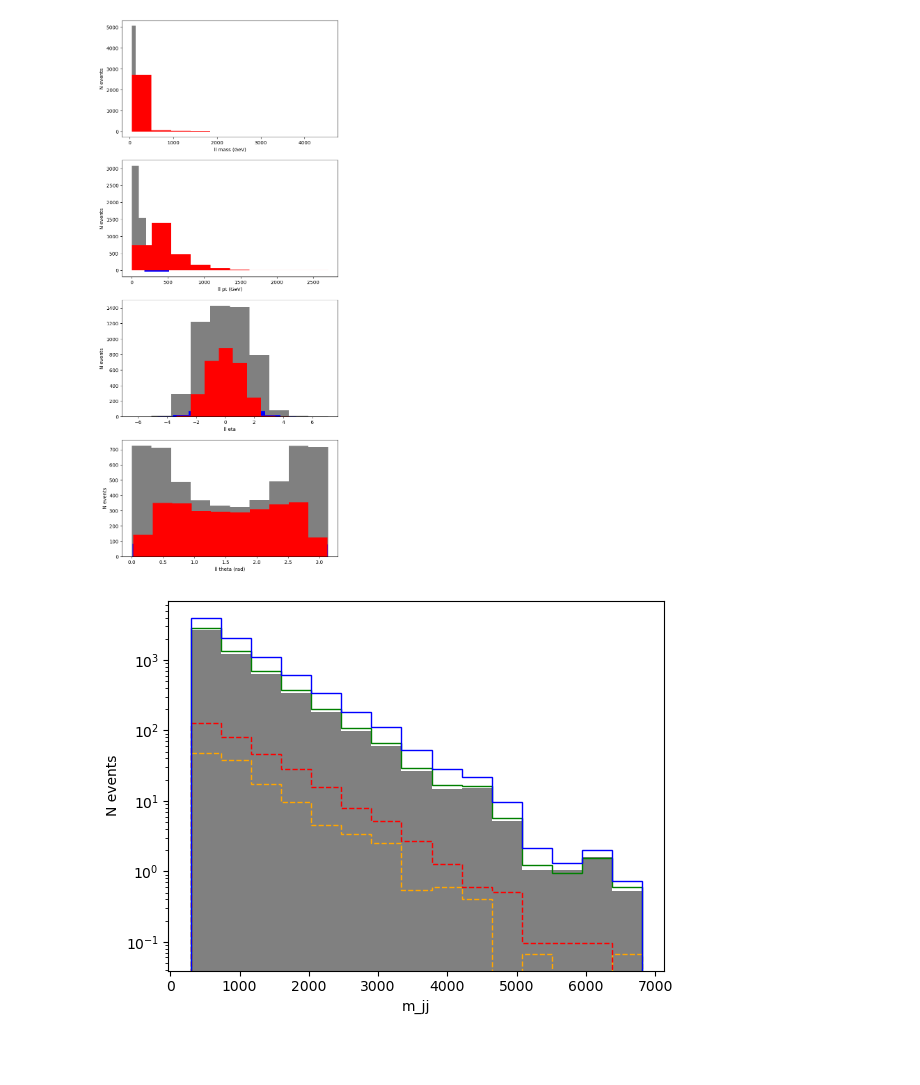
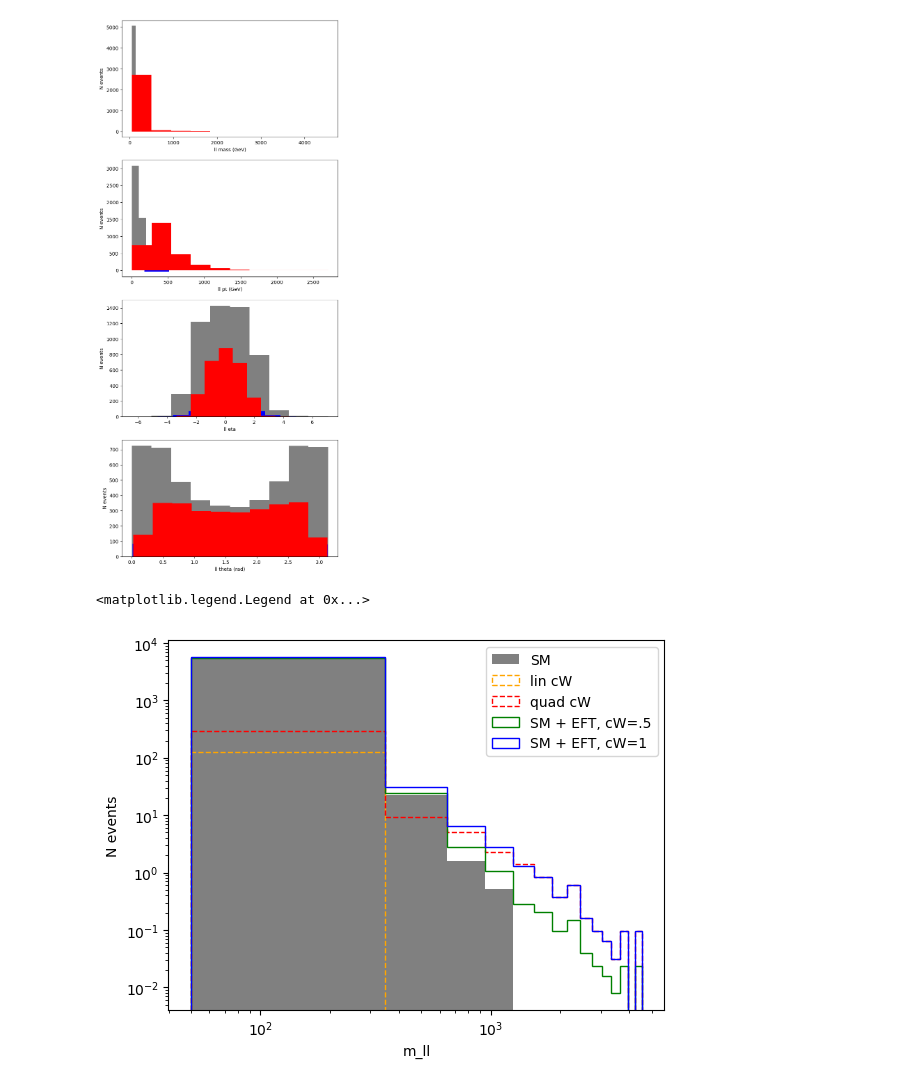
Before and after one commit to baptistebarthe/EFT-VAE, a Jupyter notebook: pdf_comparison.ipynb, the cells around one changed output. Saved outputs shown, nothing was run; the diff lists cells and outputs as text; code cells hidden in the pictures; blank space fills up the shorter version.

```diff
--- a/pdf_comparison.ipynb
+++ b/pdf_comparison.ipynb
@@ -222,11 +209,12 @@ o2 = o2[selection]
 # %%
 n_bins = 15
 sf = 3
-var = "m_jj"
-r__ = r__ = [
+var = "m_ll"
+r__ = [
     min(np.min(sm[var]), np.min(o1[var]), np.min(o2[var])),
     max(np.max(sm[var]), np.max(o1[var]), np.max(o2[var])),
 ]
+# r__ = [150, 600]
 
 plt.hist(sm[var], weights=sm_w, bins=n_bins, color="gray", range=r__, label="SM")
 plt.hist(
@@ -249,36 +237,37 @@ plt.hist(
     range=r__,
     label="quad cW",
 )
 
 # Compute histograms for both datasets
 sm_counts, bin_edges = np.histogram(sm[var], weights=sm_w, bins=n_bins, range=r__)
 o1_counts, _ = np.histogram(o1[var], weights=o1_w, bins=n_bins, range=r__)
 o2_counts, _ = np.histogram(o2[var], weights=o2_w, bins=n_bins, range=r__)
 
 # Add the two histograms
 combined_counts_1 = sm_counts + o1_counts + o2_counts
-combined_counts_3 = sm_counts + 3 * o1_counts + 9 * o2_counts
+combined_counts_3 = sm_counts + 0.5 * o1_counts + 0.25 * o2_counts
 
 # Plot the combined histogram
 plt.hist(
     bin_edges[:-1],
     bins=bin_edges,
-    weights=combined_counts_1,
+    weights=combined_counts_3,
     color="green",
     histtype="step",
-    label="SM + EFT, cW=1",
+    label="SM + EFT, cW=.5",
 )
 plt.hist(
     bin_edges[:-1],
     bins=bin_edges,
-    weights=combined_counts_3,
+    weights=combined_counts_1,
     color="blue",
     histtype="step",
-    label="SM + EFT, cW=3",
+    label="SM + EFT, cW=1",
 )
 plt.xlabel(var)
 plt.ylabel("N events")
 plt.yscale("log")
 plt.legend()
 # %% [output]
+<matplotlib.legend.Legend at 0x...>
-[figure, old version]
+[figure, new version]
```
Also changed, not shown: parts of 1 cell of this notebook, 8 other files.
